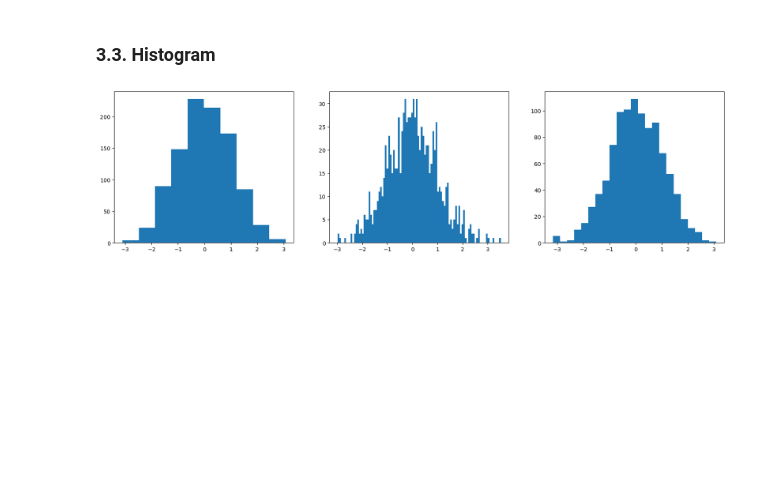
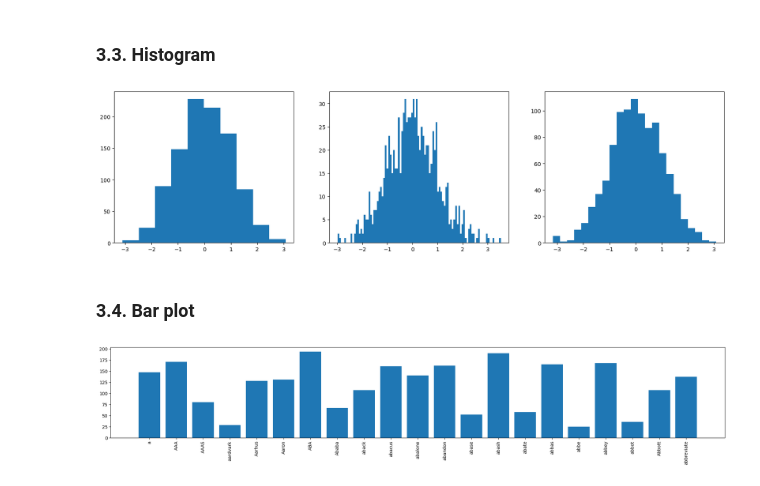
Before and after one commit to sotula/applied-ml-2020, a Jupyter notebook: lecture_notes/lecture1_visualization.ipynb, the cells around one changed output. Cells and saved outputs as stored; diff of their text form; code cells hidden in the pictures; blank space fills up the shorter version.

```diff
--- a/lecture_notes/lecture1_visualization.ipynb
+++ b/lecture_notes/lecture1_visualization.ipynb
@@ -115,3 +115,17 @@ axes[1].hist(np.random.normal(size=1000), bins=100)
 axes[2].hist(np.random.normal(size=1000), bins='auto');
 # %% [output]
 [figure]
+# %% [markdown]
+### 3.4. Bar plot
+# %%
+plt.rcParams["figure.figsize"] = (20,4)
+# %%
+words = ['a', 'AAA', 'AAAS', 'aardvark', 'Aarhus', 'Aaron', 'ABA', 'Ababa','aback', 'abacus', 'abalone', 'abandon', 'abase', 'abash', 'abate',
+         'abbas', 'abbe', 'abbey', 'abbot', 'Abbott', 'abbreviate']
+x = np.random.randint(20,200,len(words))
+# %%
+plt.bar(range(len(words)), x)
+plt.xticks(range(len(words)), words, rotation=90)
+plt.tight_layout();
+# %% [output]
+[figure, added]
```
Also changed, not shown: parts of 3 cells of this notebook.
